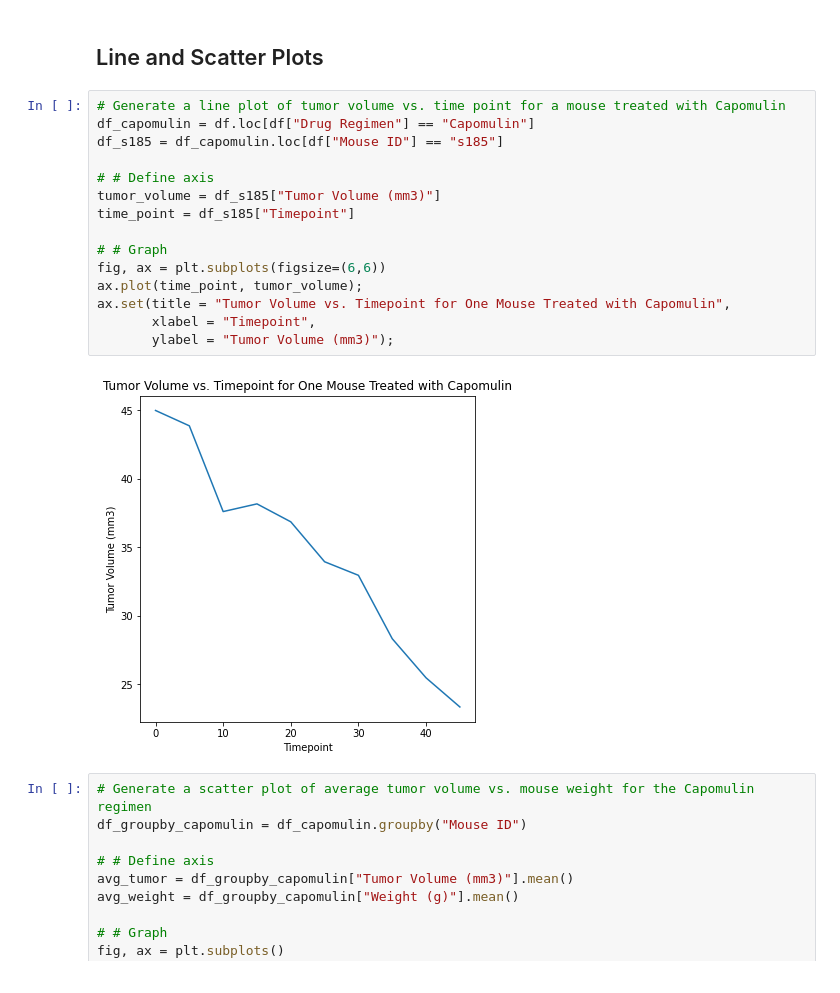
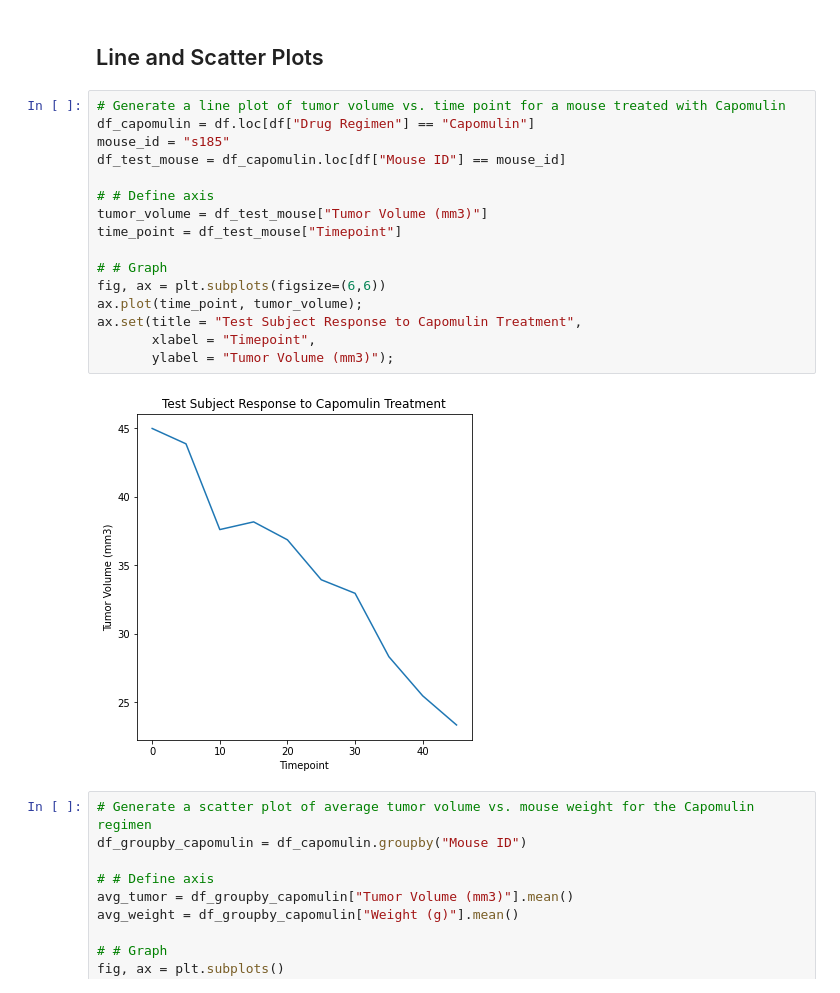
Before and after one commit to phowborom/Matplotlib-challenge, a Jupyter notebook: pymaceuticals_starter.ipynb, the cells around one changed output. Drawn from its saved outputs; the diff is of its cells as text.

```diff
--- a/pymaceuticals_starter.ipynb
+++ b/pymaceuticals_starter.ipynb
@@ -220,20 +355,21 @@ tumor_vol_data = []
 # %%
 # Generate a line plot of tumor volume vs. time point for a mouse treated with Capomulin
 df_capomulin = df.loc[df["Drug Regimen"] == "Capomulin"]
-df_s185 = df_capomulin.loc[df["Mouse ID"] == "s185"]
+mouse_id = "s185"
+df_test_mouse = df_capomulin.loc[df["Mouse ID"] == mouse_id]
 
 # # Define axis
-tumor_volume = df_s185["Tumor Volume (mm3)"]
-time_point = df_s185["Timepoint"]
+tumor_volume = df_test_mouse["Tumor Volume (mm3)"]
+time_point = df_test_mouse["Timepoint"]
 
 # # Graph
 fig, ax = plt.subplots(figsize=(6,6))
 ax.plot(time_point, tumor_volume);
-ax.set(title = "Tumor Volume vs. Timepoint for One Mouse Treated with Capomulin",
+ax.set(title = "Test Subject Response to Capomulin Treatment",
        xlabel = "Timepoint",
        ylabel = "Tumor Volume (mm3)");
 # %% [output]
-[figure, old version]
+[figure, new version]
 # %%
 # Generate a scatter plot of average tumor volume vs. mouse weight for the Capomulin regimen
 df_groupby_capomulin = df_capomulin.groupby("Mouse ID")
```
Also changed, not shown: parts of 11 cells of this notebook.
